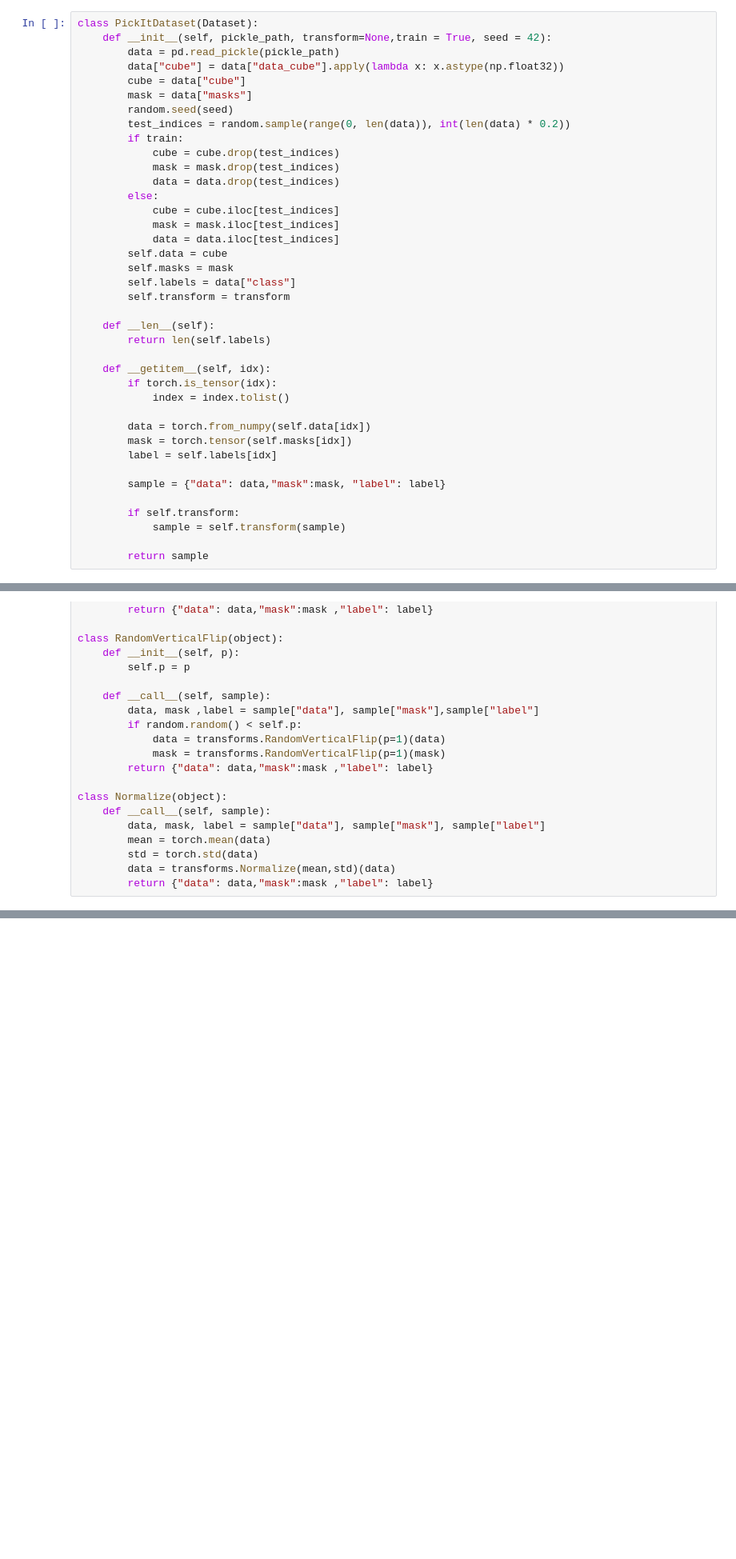
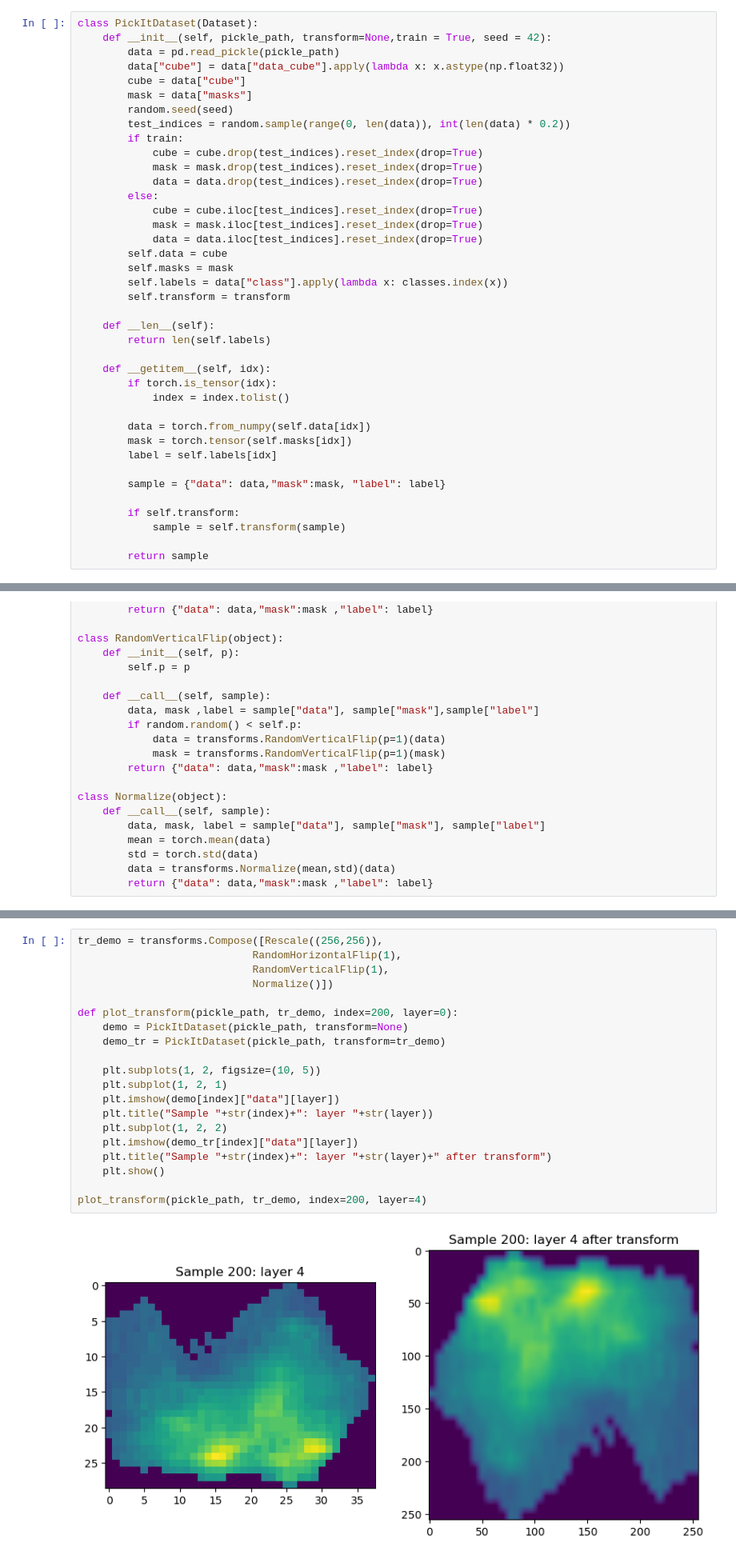
Before and after one commit to lambi702/DL-Pick_it, a Jupyter notebook: pick-it.ipynb, the cells around one changed output, grey strips where cells are left out. Shown at 80% size. Cells and saved outputs as stored; diff of their text form; blank space fills up the shorter version.

```diff
--- a/pick-it.ipynb
+++ b/pick-it.ipynb
@@ -51,16 +69,16 @@ class PickItDataset(Dataset):
         random.seed(seed)
         test_indices = random.sample(range(0, len(data)), int(len(data) * 0.2))
         if train:
-            cube = cube.drop(test_indices)
-            mask = mask.drop(test_indices)
-            data = data.drop(test_indices)
+            cube = cube.drop(test_indices).reset_index(drop=True)
+            mask = mask.drop(test_indices).reset_index(drop=True)
+            data = data.drop(test_indices).reset_index(drop=True)
         else:
-            cube = cube.iloc[test_indices]
-            mask = mask.iloc[test_indices]
-            data = data.iloc[test_indices]
+            cube = cube.iloc[test_indices].reset_index(drop=True)
+            mask = mask.iloc[test_indices].reset_index(drop=True)
+            data = data.iloc[test_indices].reset_index(drop=True)
         self.data = cube
         self.masks = mask
-        self.labels = data["class"]
+        self.labels = data["class"].apply(lambda x: classes.index(x))
         self.transform = transform
 
     def __len__(self):
@@ -131,3 +144,25 @@ def plot_sample(sample, layer):
+# %%
+tr_demo = transforms.Compose([Rescale((256,256)),
+                            RandomHorizontalFlip(1),
+                            RandomVerticalFlip(1),
+                            Normalize()])
+
+def plot_transform(pickle_path, tr_demo, index=200, layer=0):
+    demo = PickItDataset(pickle_path, transform=None)
+    demo_tr = PickItDataset(pickle_path, transform=tr_demo)
+
+    plt.subplots(1, 2, figsize=(10, 5))
+    plt.subplot(1, 2, 1)
+    plt.imshow(demo[index]["data"][layer])
+    plt.title("Sample "+str(index)+": layer "+str(layer))
+    plt.subplot(1, 2, 2)
+    plt.imshow(demo_tr[index]["data"][layer])
+    plt.title("Sample "+str(index)+": layer "+str(layer)+" after transform")
+    plt.show()
+
+plot_transform(pickle_path, tr_demo, index=200, layer=4)
+# %% [output]
+[figure, added]
 # %% [markdown]
 ### loadind the dataset, applying the transforms and creating the dataloader
 # %%
```
Also changed, not shown: parts of 12 cells of this notebook.
